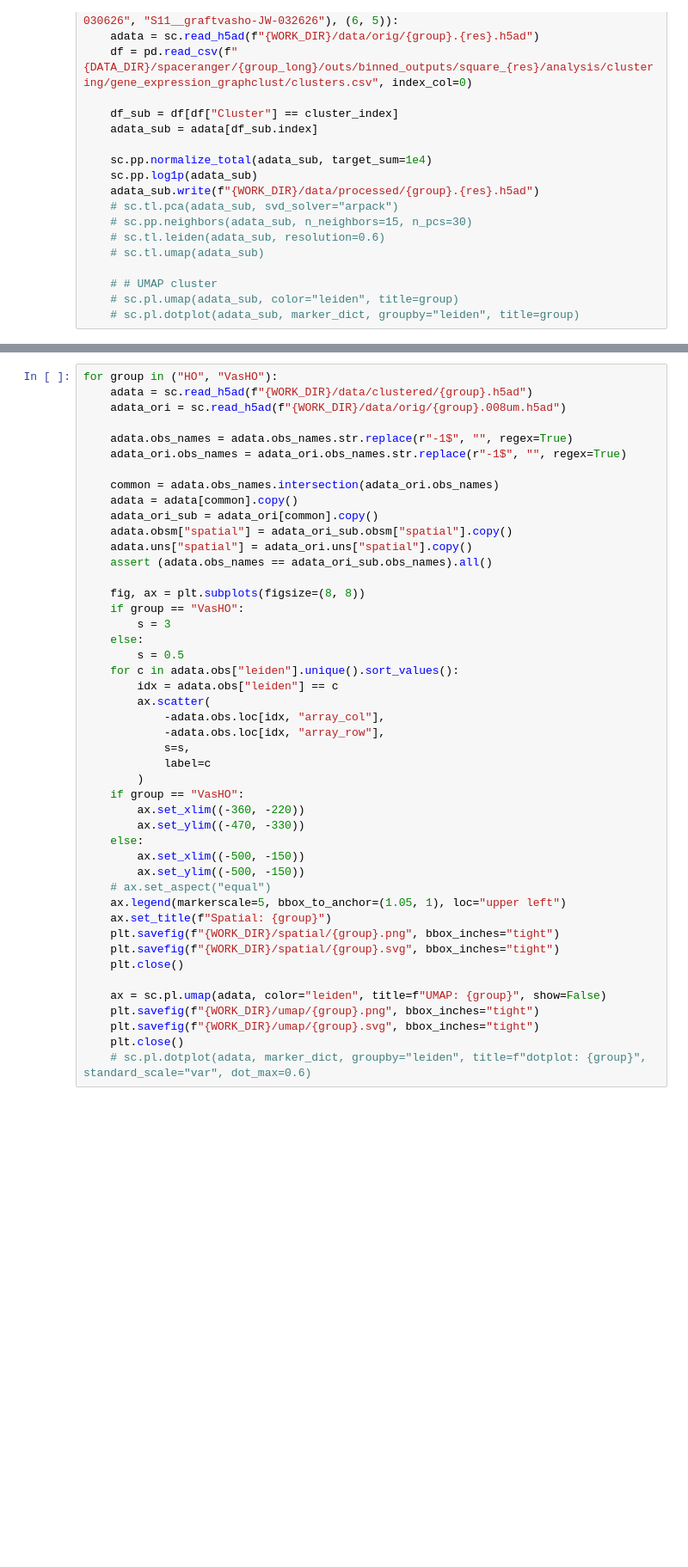
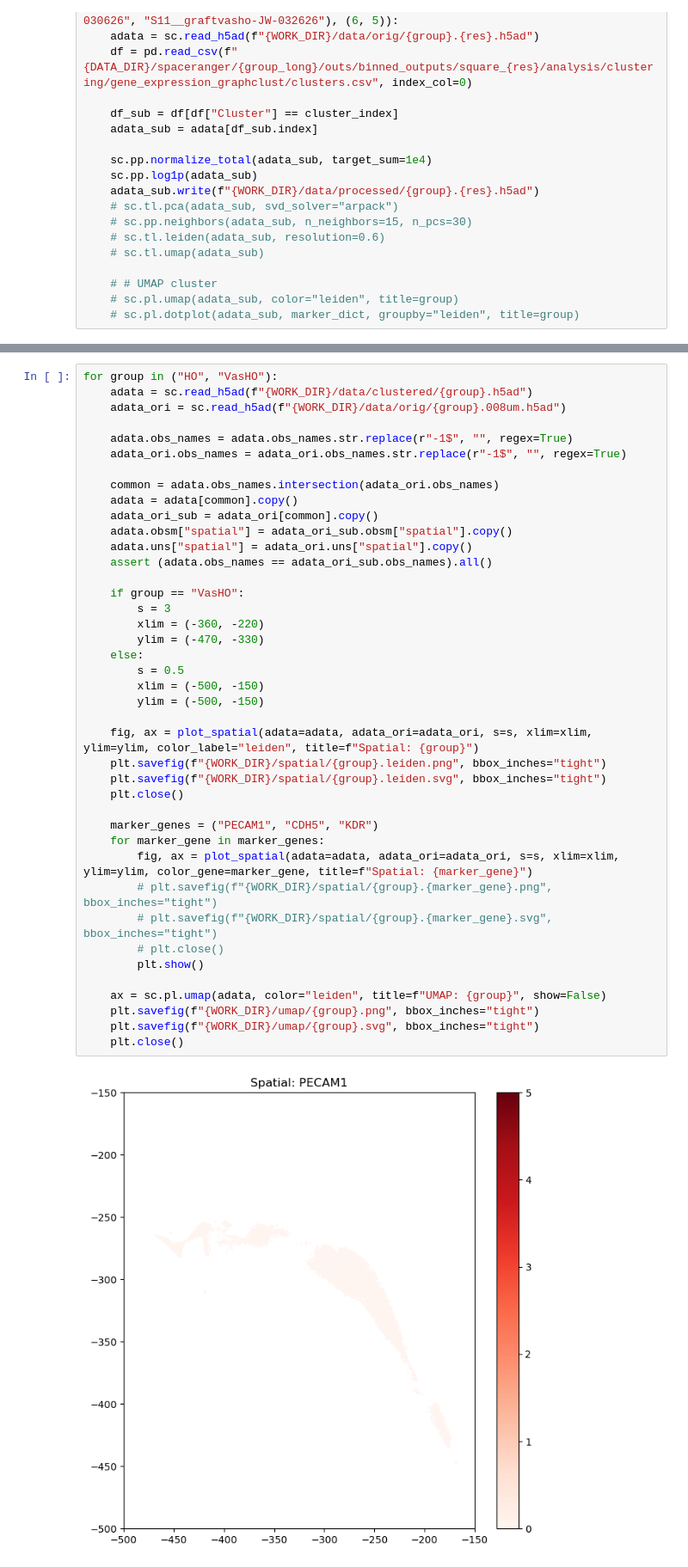
Before and after one commit to yachielab/DataAnalysis_Vascularized_Cardiac_Organoids, a Jupyter notebook: ipynb/CCO11.ipynb, the cells around one changed output, grey strips where cells are left out. Shown at 86% size. Drawn from its saved outputs; the diff is of its cells as text; blank space fills up the shorter version.

```diff
--- a/ipynb/CCO11.ipynb
+++ b/ipynb/CCO11.ipynb
@@ -265,46 +303,43 @@ for group in ("HO", "VasHO"):
 # %%
 for group in ("HO", "VasHO"):
     adata = sc.read_h5ad(f"{WORK_DIR}/data/clustered/{group}.h5ad")
     adata_ori = sc.read_h5ad(f"{WORK_DIR}/data/orig/{group}.008um.h5ad")
 
     adata.obs_names = adata.obs_names.str.replace(r"-1$", "", regex=True)
     adata_ori.obs_names = adata_ori.obs_names.str.replace(r"-1$", "", regex=True)
 
     common = adata.obs_names.intersection(adata_ori.obs_names)
     adata = adata[common].copy()
     adata_ori_sub = adata_ori[common].copy()
     adata.obsm["spatial"] = adata_ori_sub.obsm["spatial"].copy()
     adata.uns["spatial"] = adata_ori.uns["spatial"].copy()
     assert (adata.obs_names == adata_ori_sub.obs_names).all()
 
-    fig, ax = plt.subplots(figsize=(8, 8))
     if group == "VasHO":
         s = 3
+        xlim = (-360, -220)
+        ylim = (-470, -330)
     else:
         s = 0.5
-    for c in adata.obs["leiden"].unique().sort_values():
-        idx = adata.obs["leiden"] == c
-        ax.scatter(
-            -adata.obs.loc[idx, "array_col"],
-            -adata.obs.loc[idx, "array_row"],
-            s=s,
-            label=c
-        )
-    if group == "VasHO":
-        ax.set_xlim((-360, -220))
-        ax.set_ylim((-470, -330))
-    else:
-        ax.set_xlim((-500, -150))
-        ax.set_ylim((-500, -150))
-    # ax.set_aspect("equal")
-    ax.legend(markerscale=5, bbox_to_anchor=(1.05, 1), loc="upper left")
-    ax.set_title(f"Spatial: {group}")
-    plt.savefig(f"{WORK_DIR}/spatial/{group}.png", bbox_inches="tight")
-    plt.savefig(f"{WORK_DIR}/spatial/{group}.svg", bbox_inches="tight")
+        xlim = (-500, -150)
+        ylim = (-500, -150)
+
+    fig, ax = plot_spatial(adata=adata, adata_ori=adata_ori, s=s, xlim=xlim, ylim=ylim, color_label="leiden", title=f"Spatial: {group}")
+    plt.savefig(f"{WORK_DIR}/spatial/{group}.leiden.png", bbox_inches="tight")
+    plt.savefig(f"{WORK_DIR}/spatial/{group}.leiden.svg", bbox_inches="tight")
     plt.close()
+
+    marker_genes = ("PECAM1", "CDH5", "KDR")
+    for marker_gene in marker_genes:
+        fig, ax = plot_spatial(adata=adata, adata_ori=adata_ori, s=s, xlim=xlim, ylim=ylim, color_gene=marker_gene, title=f"Spatial: {marker_gene}")
+        # plt.savefig(f"{WORK_DIR}/spatial/{group}.{marker_gene}.png", bbox_inches="tight")
+        # plt.savefig(f"{WORK_DIR}/spatial/{group}.{marker_gene}.svg", bbox_inches="tight")
+        # plt.close()
+        plt.show()
 
     ax = sc.pl.umap(adata, color="leiden", title=f"UMAP: {group}", show=False)
     plt.savefig(f"{WORK_DIR}/umap/{group}.png", bbox_inches="tight")
     plt.savefig(f"{WORK_DIR}/umap/{group}.svg", bbox_inches="tight")
     plt.close()
-    # sc.pl.dotplot(adata, marker_dict, groupby="leiden", title=f"dotplot: {group}", standard_scale="var", dot_max=0.6)
+# %% [output]
+[figure, added]
```
Also changed, not shown: parts of 4 cells of this notebook, 16 other files.
